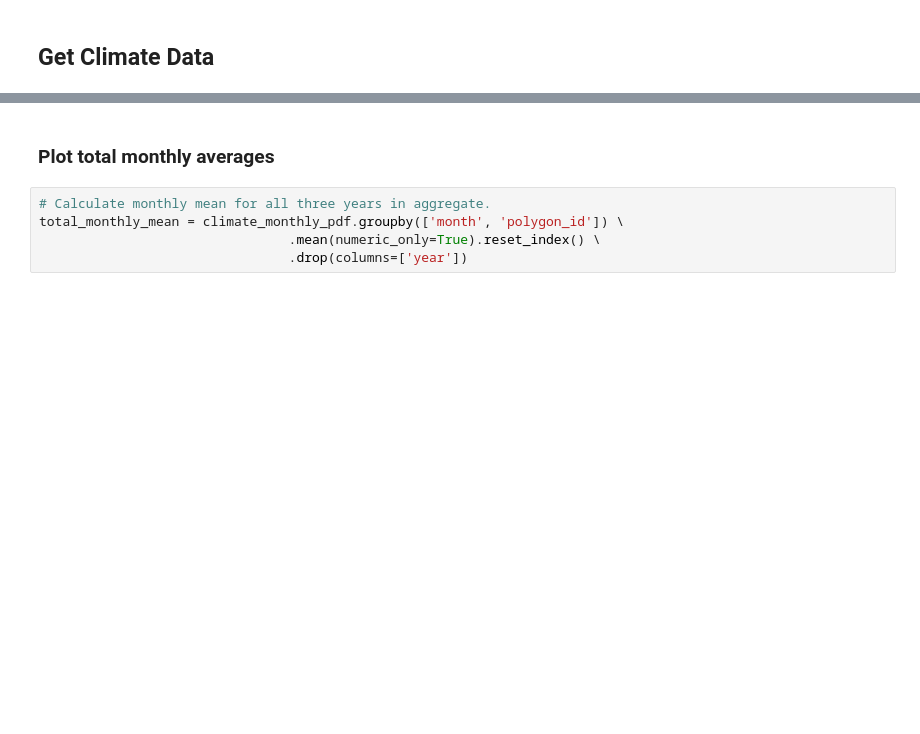
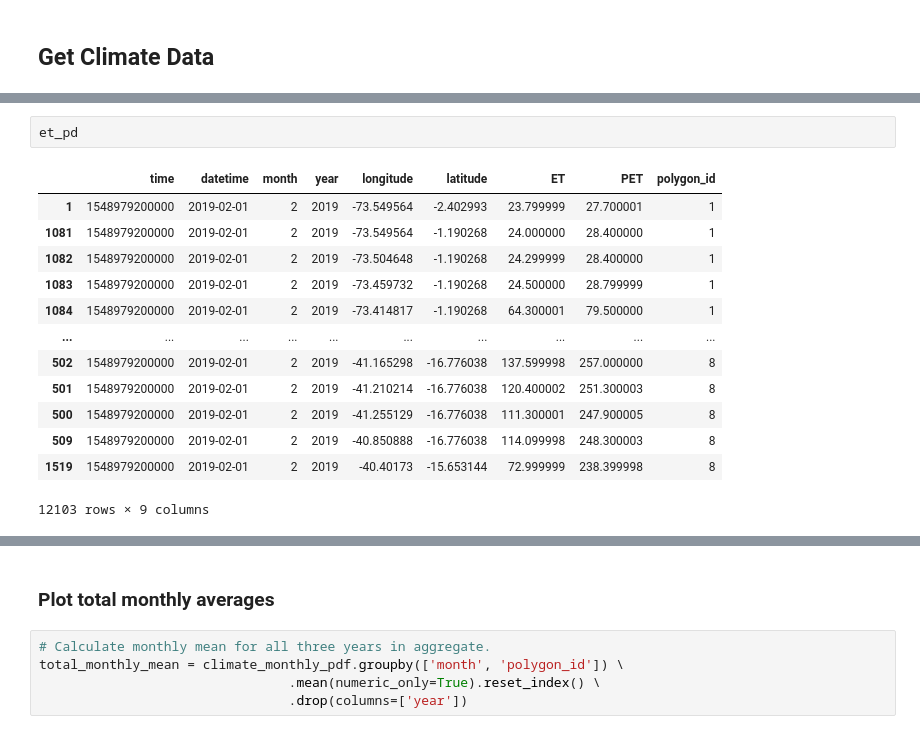
Before and after one commit to 4C-Guided-Team-Challenge/drought-with-gedi, a Jupyter notebook: notebooks/exploratory/ClimateData.ipynb, the cells around one changed output, grey strips where cells are left out. Cells and saved outputs as stored; diff of their text form; blank space fills up the shorter version.

```diff
--- a/notebooks/exploratory/ClimateData.ipynb
+++ b/notebooks/exploratory/ClimateData.ipynb
@@ -39,0 +629,16 @@ climate_monthly_pdf = ee_climate.get_monthly_climate_data_as_pdf(
+# %%
+et_pd
+# %% [output]
+|  | time | datetime | month | year | longitude | latitude | ET | PET | polygon_id |
+| 1 | 1548979200000 | 2019-02-01 | 2 | 2019 | -73.549564 | -2.402993 | 23.799999 | 27.700001 | 1 |
+| 1081 | 1548979200000 | 2019-02-01 | 2 | 2019 | -73.549564 | -1.190268 | 24.000000 | 28.400000 | 1 |
+| 1082 | 1548979200000 | 2019-02-01 | 2 | 2019 | -73.504648 | -1.190268 | 24.299999 | 28.400000 | 1 |
+| 1083 | 1548979200000 | 2019-02-01 | 2 | 2019 | -73.459732 | -1.190268 | 24.500000 | 28.799999 | 1 |
+| 1084 | 1548979200000 | 2019-02-01 | 2 | 2019 | -73.414817 | -1.190268 | 64.300001 | 79.500000 | 1 |
+| ... | ... | ... | ... | ... | ... | ... | ... | ... | ... |
+| 502 | 1548979200000 | 2019-02-01 | 2 | 2019 | -41.165298 | -16.776038 | 137.599998 | 257.000000 | 8 |
+| 501 | 1548979200000 | 2019-02-01 | 2 | 2019 | -41.210214 | -16.776038 | 120.400002 | 251.300003 | 8 |
+| 500 | 1548979200000 | 2019-02-01 | 2 | 2019 | -41.255129 | -16.776038 | 111.300001 | 247.900005 | 8 |
+| 509 | 1548979200000 | 2019-02-01 | 2 | 2019 | -40.850888 | -16.776038 | 114.099998 | 248.300003 | 8 |
+| 1519 | 1548979200000 | 2019-02-01 | 2 | 2019 | -40.40173 | -15.653144 | 72.999999 | 238.399998 | 8 |
+12103 rows × 9 columns
```
Also changed, not shown: parts of 56 cells of this notebook, 4 other files.
